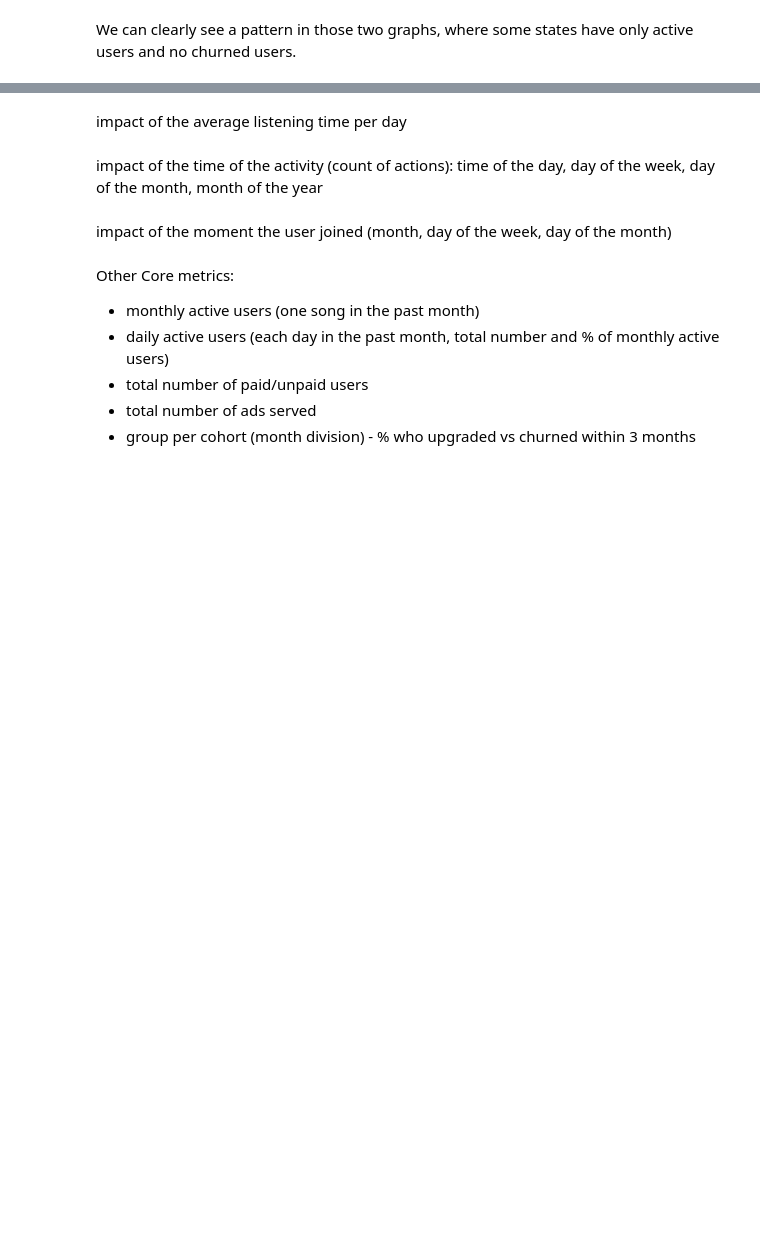
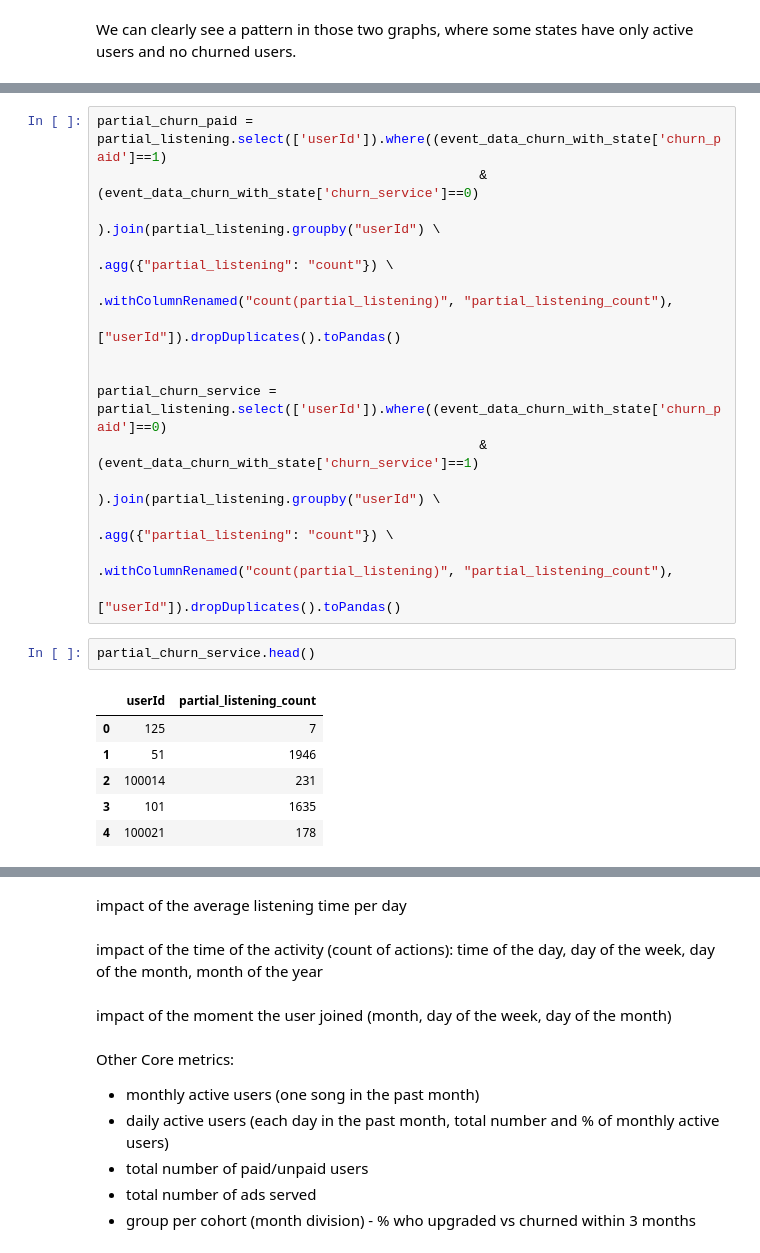
Before and after one commit to acoullandreau/capstone_sparkify, a Jupyter notebook: Exploration mini-dataset Sparkify.ipynb, the cells around one changed output, grey strips where cells are left out. Saved outputs shown, nothing was run; the diff lists cells and outputs as text; blank space fills up the shorter version.

```diff
--- a/Exploration mini-dataset Sparkify.ipynb
+++ b/Exploration mini-dataset Sparkify.ipynb
@@ -943,0 +1026,24 @@ event_data_churn.head(5)
+# %%
+partial_churn_paid = partial_listening.select(['userId']).where((event_data_churn_with_state['churn_paid']==1)
+                                                 &(event_data_churn_with_state['churn_service']==0)
+                                                ).join(partial_listening.groupby("userId") \
+                                                          .agg({"partial_listening": "count"}) \
+                                                          .withColumnRenamed("count(partial_listening)", "partial_listening_count"),
+                                                       ["userId"]).dropDuplicates().toPandas()
+
+
+partial_churn_service = partial_listening.select(['userId']).where((event_data_churn_with_state['churn_paid']==0)
+                                                 &(event_data_churn_with_state['churn_service']==1)
+                                                ).join(partial_listening.groupby("userId") \
+                                                          .agg({"partial_listening": "count"}) \
+                                                          .withColumnRenamed("count(partial_listening)", "partial_listening_count"),
+                                                       ["userId"]).dropDuplicates().toPandas()
+# %%
+partial_churn_service.head()
+# %% [output]
+|  | userId | partial_listening_count |
+| 0 | 125 | 7 |
+| 1 | 51 | 1946 |
+| 2 | 100014 | 231 |
+| 3 | 101 | 1635 |
+| 4 | 100021 | 178 |
```
Also changed, not shown: parts of 15 cells of this notebook.
